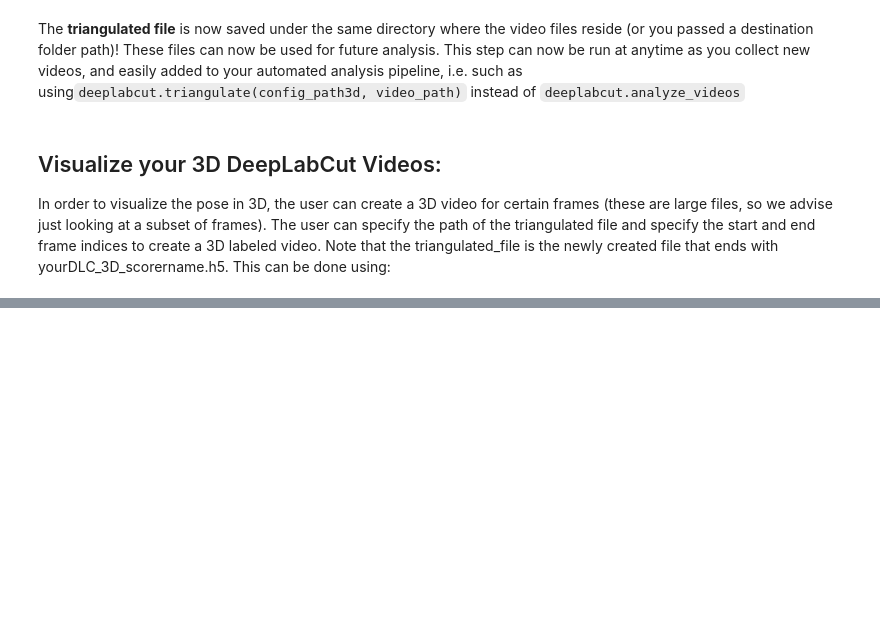
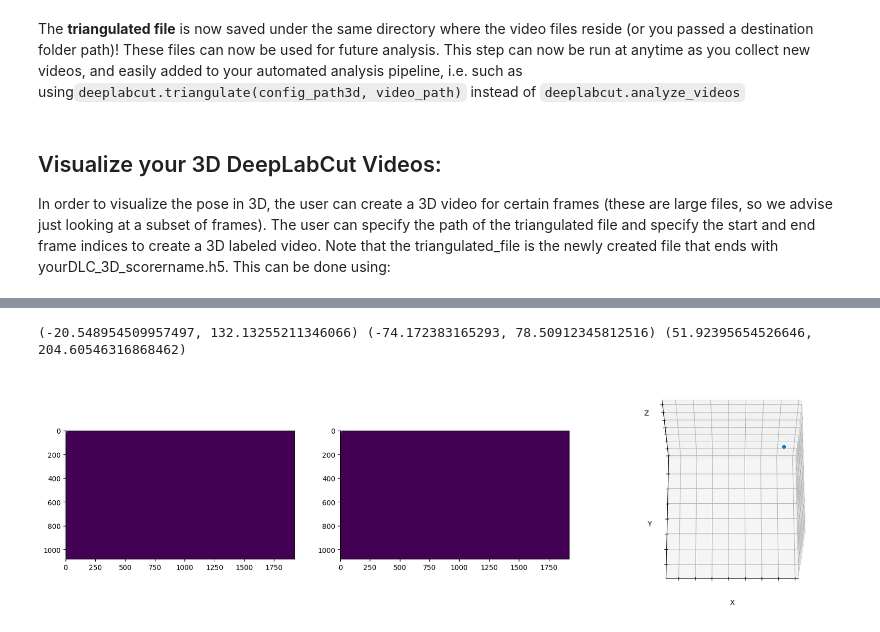
Before and after one commit to lochhh/3D-DLC-AcinoSet, a Jupyter notebook: Demo_3D_DeepLabCut.ipynb, the cells around one changed output, grey strips where cells are left out. Saved outputs shown, nothing was run; the diff lists cells and outputs as text; code cells hidden in the pictures; blank space fills up the shorter version.

```diff
--- a/Demo_3D_DeepLabCut.ipynb
+++ b/Demo_3D_DeepLabCut.ipynb
@@ -172,0 +558,48 @@ deeplabcut.create_labeled_video_3d(config_path,['triangulated_file_folder'],star
+# %%
+xlim = None
+ylim = None
+zlim = None
+dpi = 300
+figsize=(20, 8)
+view=(-113, -270)
+draw_skeleton = True
+
+# Trick to force equal aspect ratio of 3D plots
+minmax = np.nanpercentile(xyz[frames], q=[25, 75], axis=(0, 1)).T
+minmax *= 1.1
+minmax_range = (minmax[:, 1] - minmax[:, 0]).max() / 2
+if xlim is None:
+    mid_x = np.mean(minmax[0])
+    xlim = mid_x - minmax_range, mid_x + minmax_range
+if ylim is None:
+    mid_y = np.mean(minmax[1])
+    ylim = mid_y - minmax_range, mid_y + minmax_range
+if zlim is None:
+    mid_z = np.mean(minmax[2])
+    zlim = mid_z - minmax_range, mid_z + minmax_range
+
+print(xlim, ylim, zlim)
+# %% [output]
+(-20.548954509957497, 132.13255211346066) (-74.172383165293, 78.50912345812516) (51.92395654526646, 204.60546316868462)
+# %%
+# Set up the matplotlib figure beforehand
+fig, axes1, axes2, axes3 = plotting3D.set_up_grid(figsize, xlim, ylim, zlim, view)
+points_2d1 = axes1.scatter(
+    *np.zeros((2, len(bodyparts2plot))),
+    s=markerSize,
+    alpha=alphaValue,
+)
+im1 = axes1.imshow(np.zeros((vid_cam1.height, vid_cam1.width)))
+points_2d2 = axes2.scatter(
+    *np.zeros((2, len(bodyparts2plot))),
+    s=markerSize,
+    alpha=alphaValue,
+)
+im2 = axes2.imshow(np.zeros((vid_cam2.height, vid_cam2.width)))
+points_3d = axes3.scatter(
+    *np.zeros((3, len(bodyparts2plot))),
+    s=markerSize,
+    alpha=alphaValue,
+)
+# %% [output]
+[figure, added]
```
Also changed, not shown: parts of 24 cells of this notebook.
